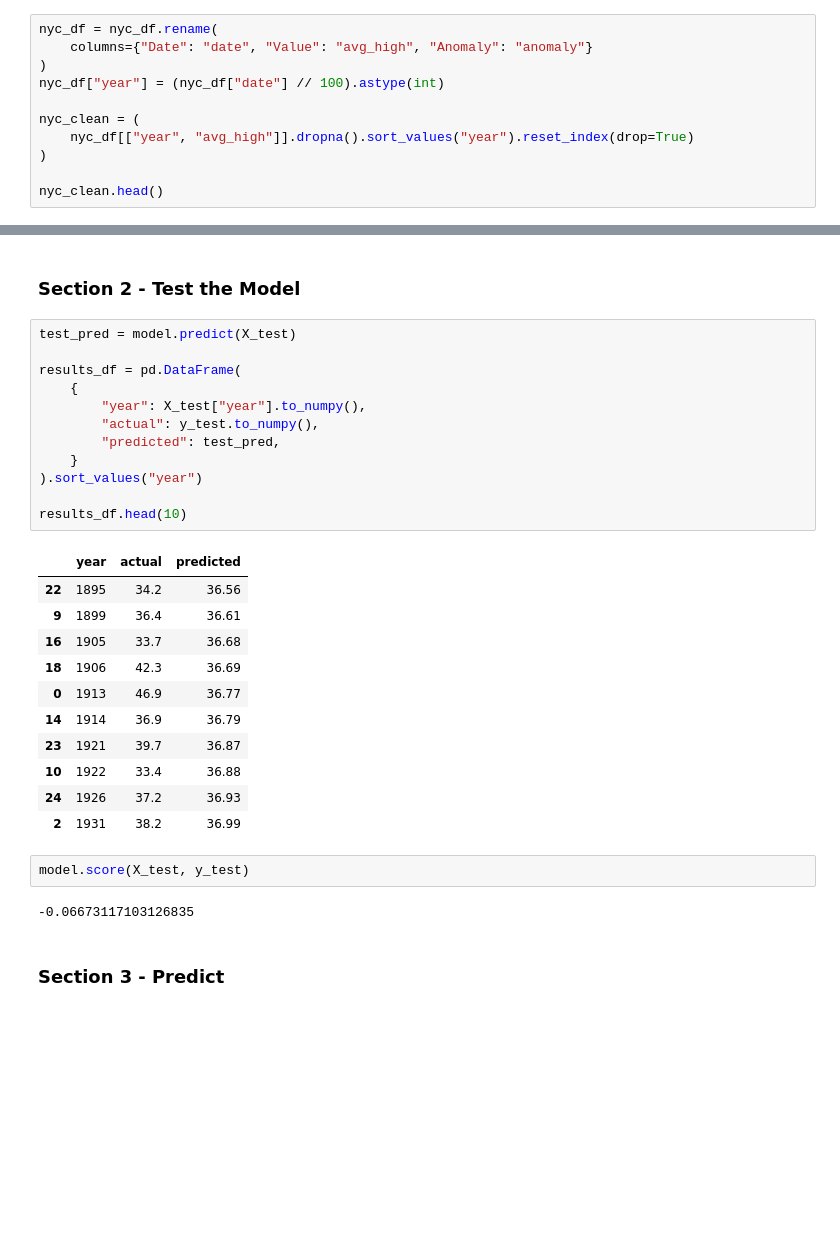
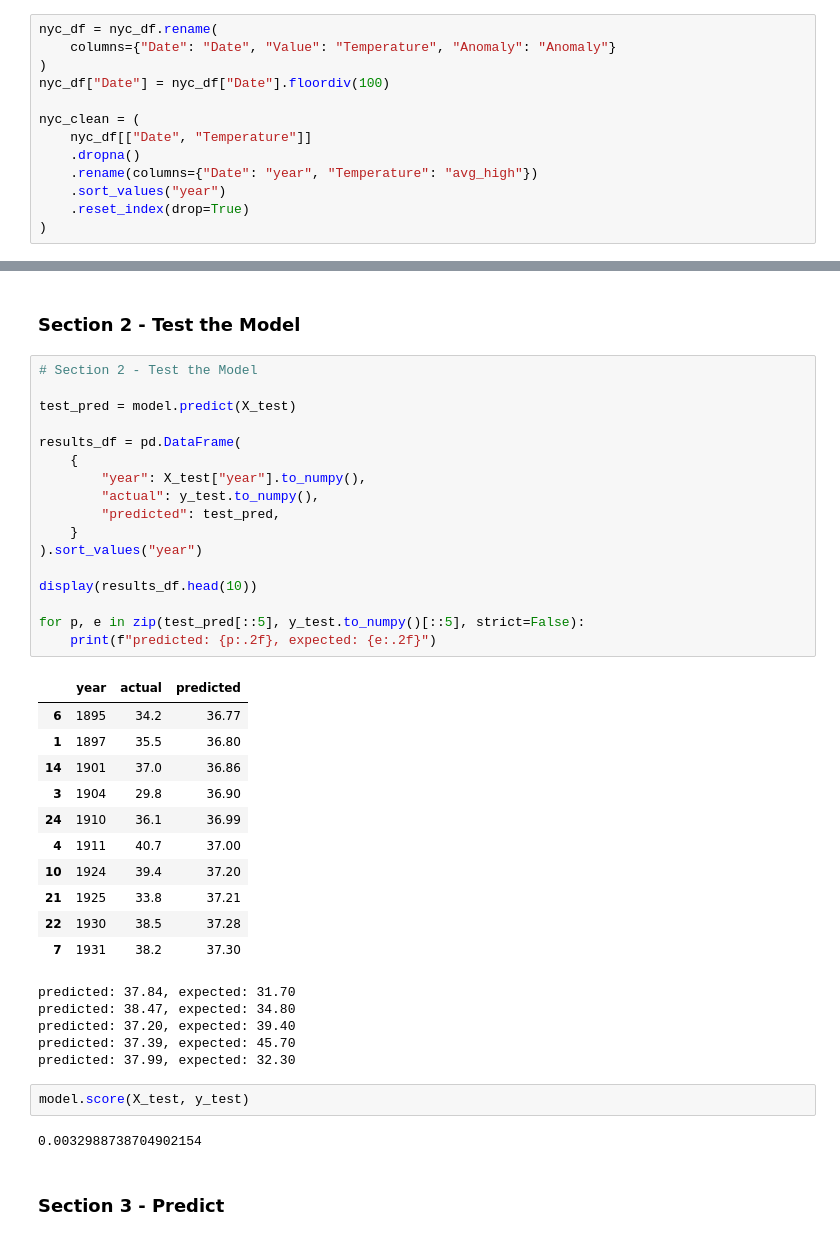
Before and after one commit to gracetulsi/datafun-07-ml, a Jupyter notebook: notebooks/gracetulsi_ml.ipynb, the cells around one changed output, grey strips where cells are left out. Saved outputs shown, nothing was run; the diff lists cells and outputs as text; blank space fills up the shorter version.

Commit message:
Update imports and sections 1-3

```diff
--- a/notebooks/gracetulsi_ml.ipynb
+++ b/notebooks/gracetulsi_ml.ipynb
@@ -111,12 +105,14 @@ memory usage: 3.0 KB
 ### Section 3 - Data Cleaning
 # %%
 nyc_df = nyc_df.rename(
-    columns={"Date": "date", "Value": "avg_high", "Anomaly": "anomaly"}
+    columns={"Date": "Date", "Value": "Temperature", "Anomaly": "Anomaly"}
 )
-nyc_df["year"] = (nyc_df["date"] // 100).astype(int)
+nyc_df["Date"] = nyc_df["Date"].floordiv(100)
 
 nyc_clean = (
-    nyc_df[["year", "avg_high"]].dropna().sort_values("year").reset_index(drop=True)
+    nyc_df[["Date", "Temperature"]]
+    .dropna()
+    .rename(columns={"Date": "year", "Temperature": "avg_high"})
+    .sort_values("year")
+    .reset_index(drop=True)
 )
-
-nyc_clean.head()
@@ -201,33 +191,43 @@ intercept: 13.793890
 # %% [markdown]
 ### Section 2 - Test the Model
 # %%
+# Section 2 - Test the Model
+
 test_pred = model.predict(X_test)
 
 results_df = pd.DataFrame(
     {
         "year": X_test["year"].to_numpy(),
         "actual": y_test.to_numpy(),
         "predicted": test_pred,
     }
 ).sort_values("year")
 
-results_df.head(10)
+display(results_df.head(10))
+
+for p, e in zip(test_pred[::5], y_test.to_numpy()[::5], strict=False):
+    print(f"predicted: {p:.2f}, expected: {e:.2f}")
 # %% [output]
 |  | year | actual | predicted |
-| 22 | 1895 | 34.2 | 36.56 |
-| 9 | 1899 | 36.4 | 36.61 |
-| 16 | 1905 | 33.7 | 36.68 |
-| 18 | 1906 | 42.3 | 36.69 |
-| 0 | 1913 | 46.9 | 36.77 |
-| 14 | 1914 | 36.9 | 36.79 |
-| 23 | 1921 | 39.7 | 36.87 |
-| 10 | 1922 | 33.4 | 36.88 |
-| 24 | 1926 | 37.2 | 36.93 |
-| 2 | 1931 | 38.2 | 36.99 |
+| 6 | 1895 | 34.2 | 36.77 |
+| 1 | 1897 | 35.5 | 36.80 |
+| 14 | 1901 | 37.0 | 36.86 |
+| 3 | 1904 | 29.8 | 36.90 |
+| 24 | 1910 | 36.1 | 36.99 |
+| 4 | 1911 | 40.7 | 37.00 |
+| 10 | 1924 | 39.4 | 37.20 |
+| 21 | 1925 | 33.8 | 37.21 |
+| 22 | 1930 | 38.5 | 37.28 |
+| 7 | 1931 | 38.2 | 37.30 |
+predicted: 37.84, expected: 31.70
+predicted: 38.47, expected: 34.80
+predicted: 37.20, expected: 39.40
+predicted: 37.39, expected: 45.70
+predicted: 37.99, expected: 32.30
 # %%
 model.score(X_test, y_test)
 # %% [output]
--0.06673117103126835
+0.0032988738704902154
 # %% [markdown]
 ### Section 3 - Predict
 # %%
```
Also changed, not shown: parts of 6 cells of this notebook.
